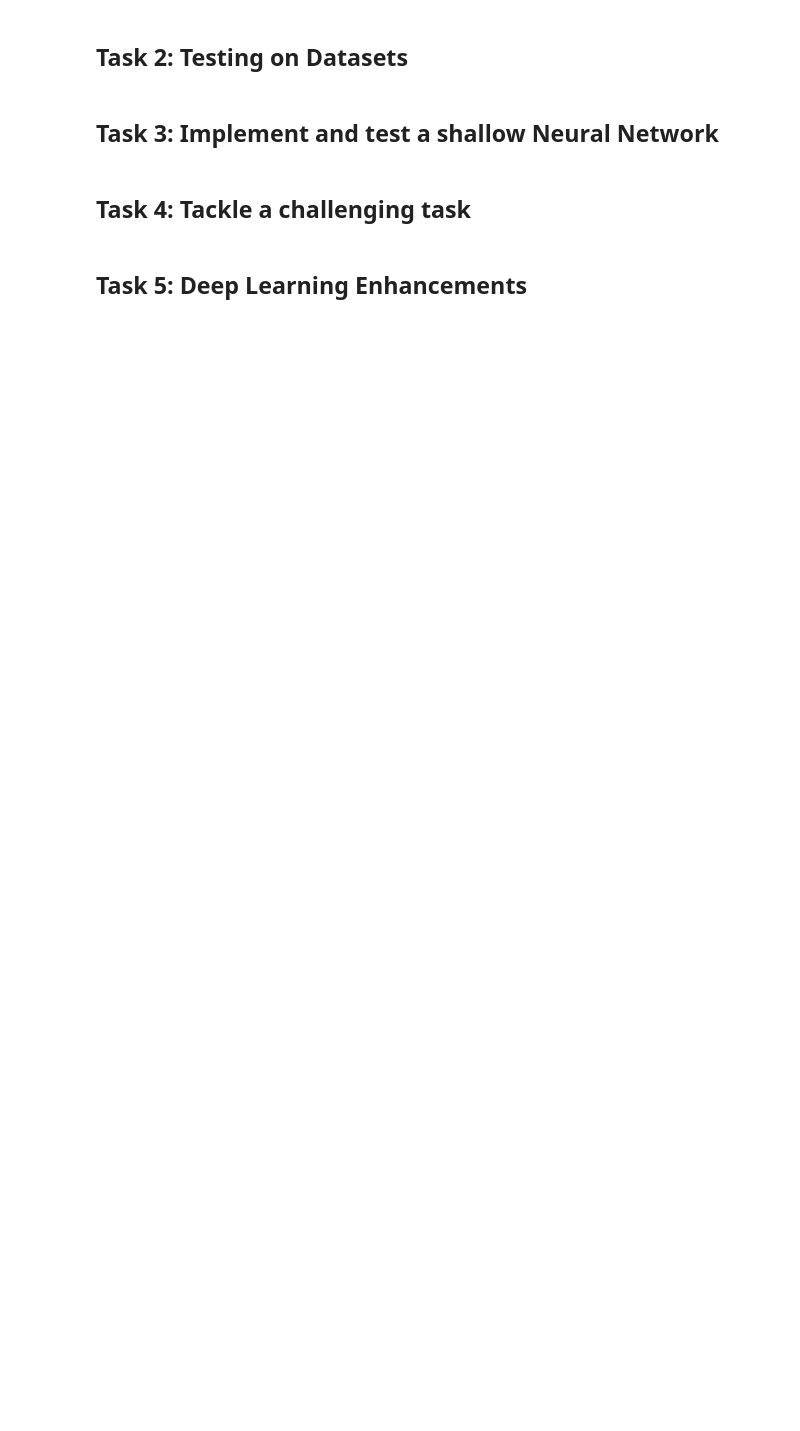
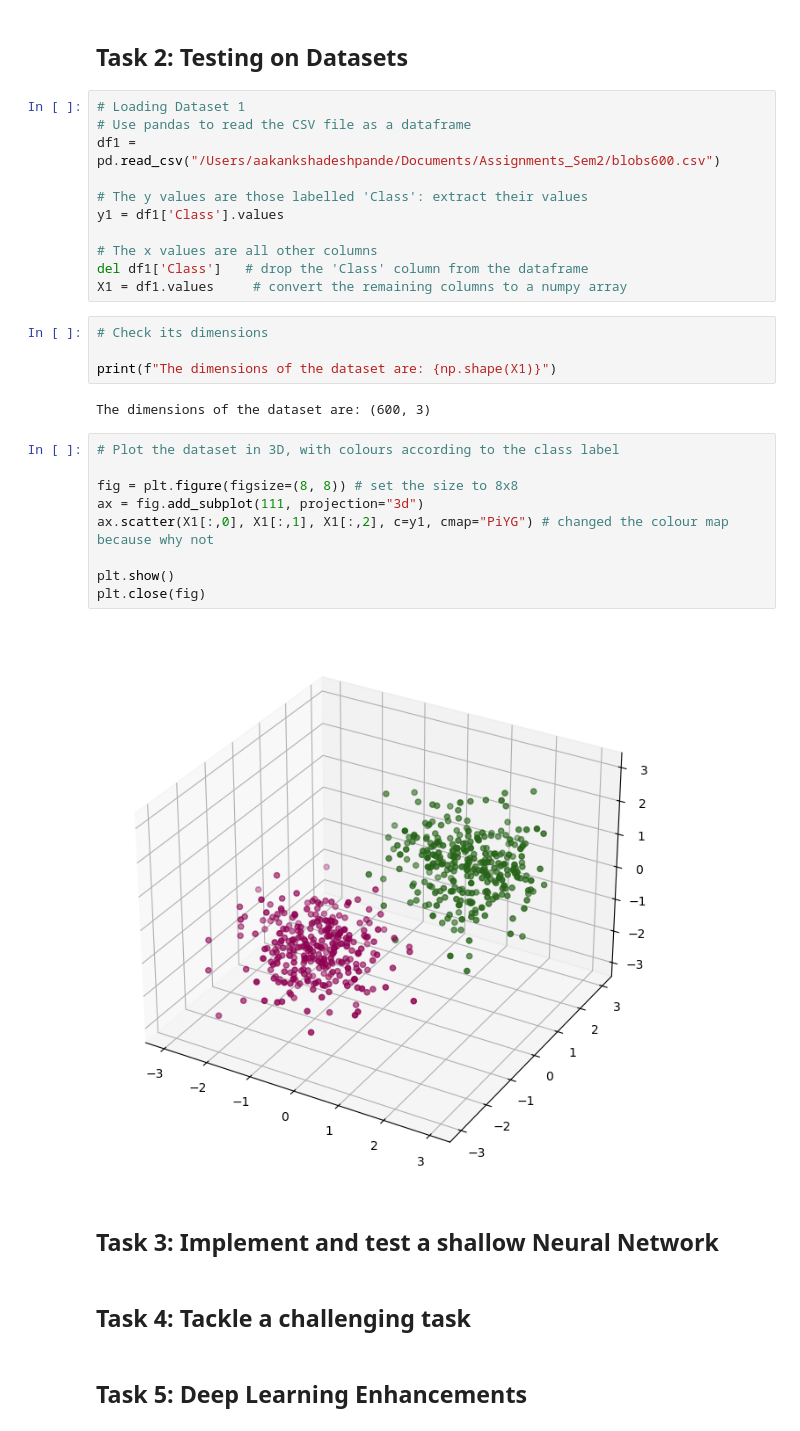
Before and after one commit to aakanksha1500/CT5133_DL_colab, a Jupyter notebook: DL_Assignment1_latest.ipynb, the cells around one changed output. Drawn from its saved outputs; the diff is of its cells as text; blank space fills up the shorter version.

```diff
--- a/DL_Assignment1_latest.ipynb
+++ b/DL_Assignment1_latest.ipynb
@@ -108,5 +139,33 @@ def train_logistic_regression(X, Y, alpha, max_iteration, threshold):
 # %% [markdown]
 ## Task 2: Testing on Datasets
+# %%
+# Loading Dataset 1
+# Use pandas to read the CSV file as a dataframe
+df1 = pd.read_csv("/Users/aakankshadeshpande/Documents/Assignments_Sem2/blobs600.csv")
+
+# The y values are those labelled 'Class': extract their values
+y1 = df1['Class'].values
+
+# The x values are all other columns
+del df1['Class']   # drop the 'Class' column from the dataframe
+X1 = df1.values     # convert the remaining columns to a numpy array
+# %%
+# Check its dimensions
+
+print(f"The dimensions of the dataset are: {np.shape(X1)}")
+# %% [output]
+The dimensions of the dataset are: (600, 3)
+# %%
+# Plot the dataset in 3D, with colours according to the class label
+
+fig = plt.figure(figsize=(8, 8)) # set the size to 8x8
+ax = fig.add_subplot(111, projection="3d")
+ax.scatter(X1[:,0], X1[:,1], X1[:,2], c=y1, cmap="PiYG") # changed the colour map because why not
+
+plt.show()
+plt.close(fig)
+# %% [output]
+[figure, added]
 # %% [markdown]
 ## Task 3: Implement and test a shallow Neural Network
 # %% [markdown]
```
Also changed, not shown: parts of 4 cells of this notebook.
